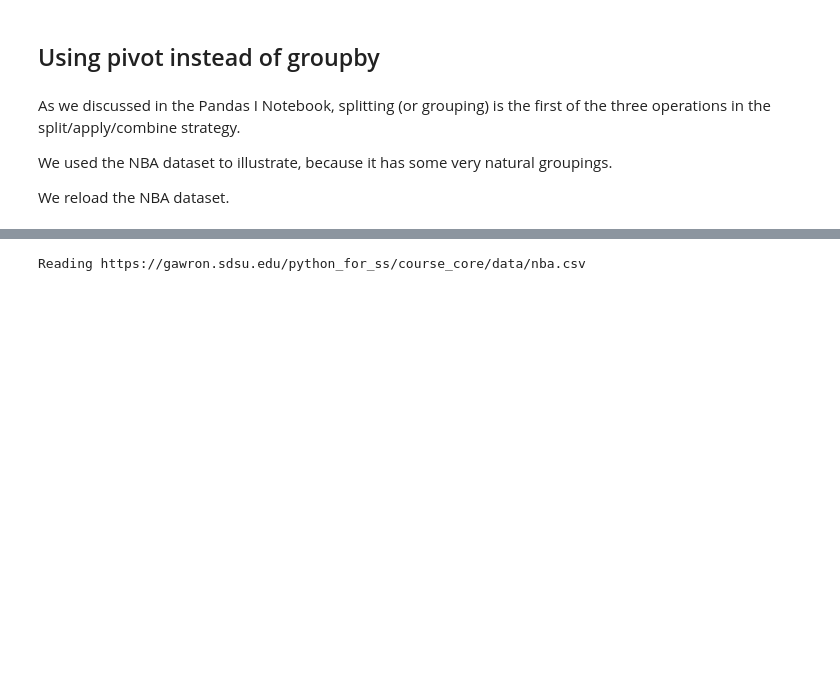
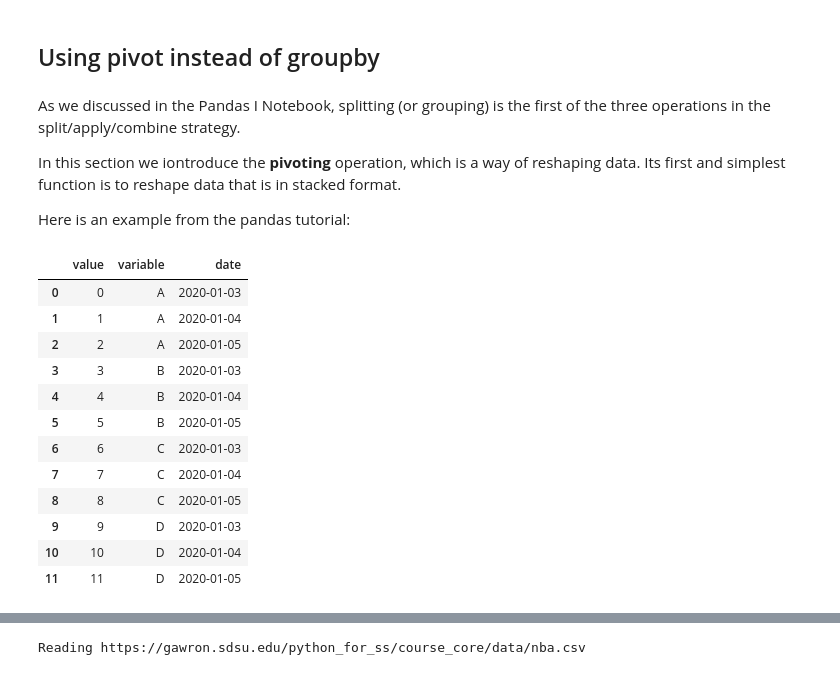
Before and after one commit to gawron/python-for-social-science, a Jupyter notebook: pandas/bda_pandas_intro_part_2.ipynb, the cells around one changed output, grey strips where cells are left out. Saved outputs shown, nothing was run; the diff lists cells and outputs as text; code cells hidden in the pictures; blank space fills up the shorter version.

```diff
--- a/pandas/bda_pandas_intro_part_2.ipynb
+++ b/pandas/bda_pandas_intro_part_2.ipynb
@@ -561,7 +561,31 @@ with mpl.style.context(['ggplot']):
 # %% [markdown]
 As we discussed in the Pandas I Notebook, splitting (or grouping) is the first of the three operations in the split/apply/combine strategy.
 
-We used the NBA dataset to illustrate, because it has some very natural
-groupings.
+In this section we iontroduce the **pivoting** operation, which is a way of reshaping data.  Its first
+and simplest function is to reshape data that is in stacked format.
 
-We reload the NBA dataset.
+Here is an example from the pandas tutorial:
+# %%
+import pandas as pd
+
+data = {
+   "value": range(12),
+   "variable": ["A"] * 3 + ["B"] * 3 + ["C"] * 3 + ["D"] * 3,
+   "date": pd.to_datetime(["2020-01-03", "2020-01-04", "2020-01-05"] * 4)
+}
+df = pd.DataFrame(data)
+df
+# %% [output]
+|  | value | variable | date |
+| 0 | 0 | A | 2020-01-03 |
+| 1 | 1 | A | 2020-01-04 |
+| 2 | 2 | A | 2020-01-05 |
+| 3 | 3 | B | 2020-01-03 |
+| 4 | 4 | B | 2020-01-04 |
+| 5 | 5 | B | 2020-01-05 |
+| 6 | 6 | C | 2020-01-03 |
+| 7 | 7 | C | 2020-01-04 |
+| 8 | 8 | C | 2020-01-05 |
+| 9 | 9 | D | 2020-01-03 |
+| 10 | 10 | D | 2020-01-04 |
+| 11 | 11 | D | 2020-01-05 |
```
Also changed, not shown: parts of 3 cells of this notebook.
